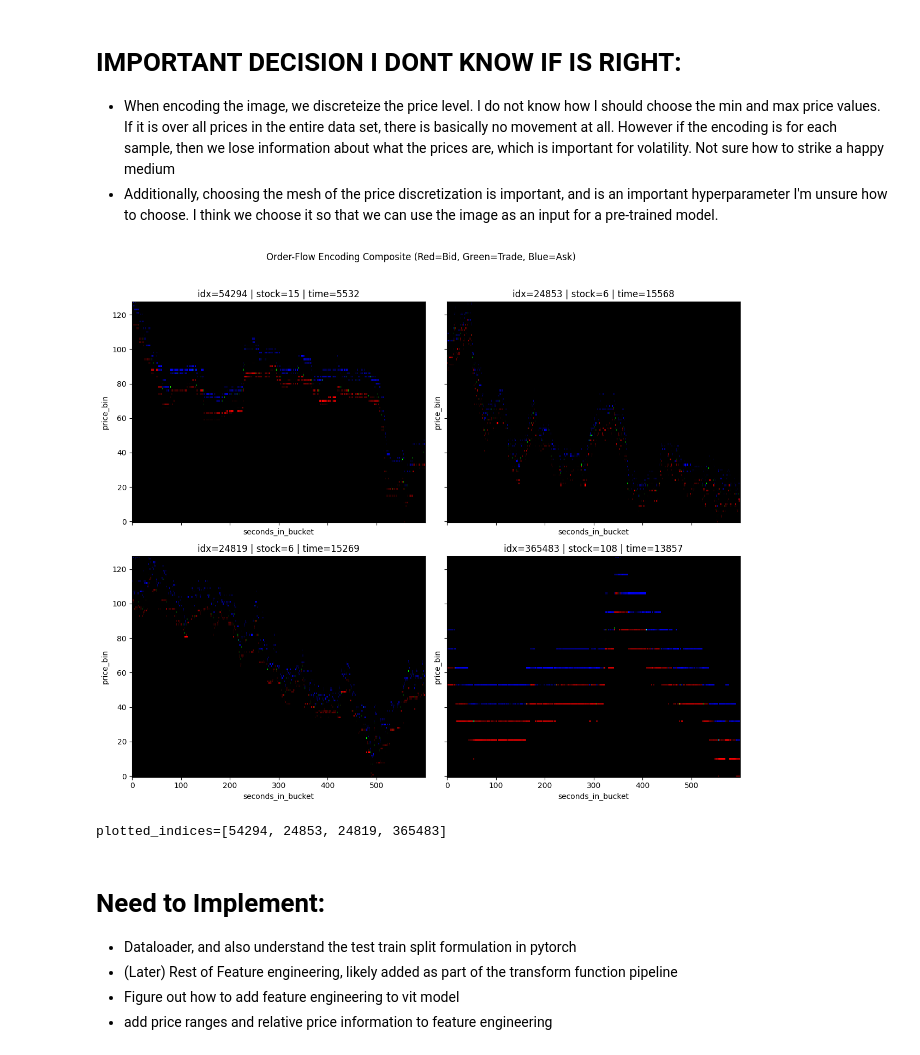
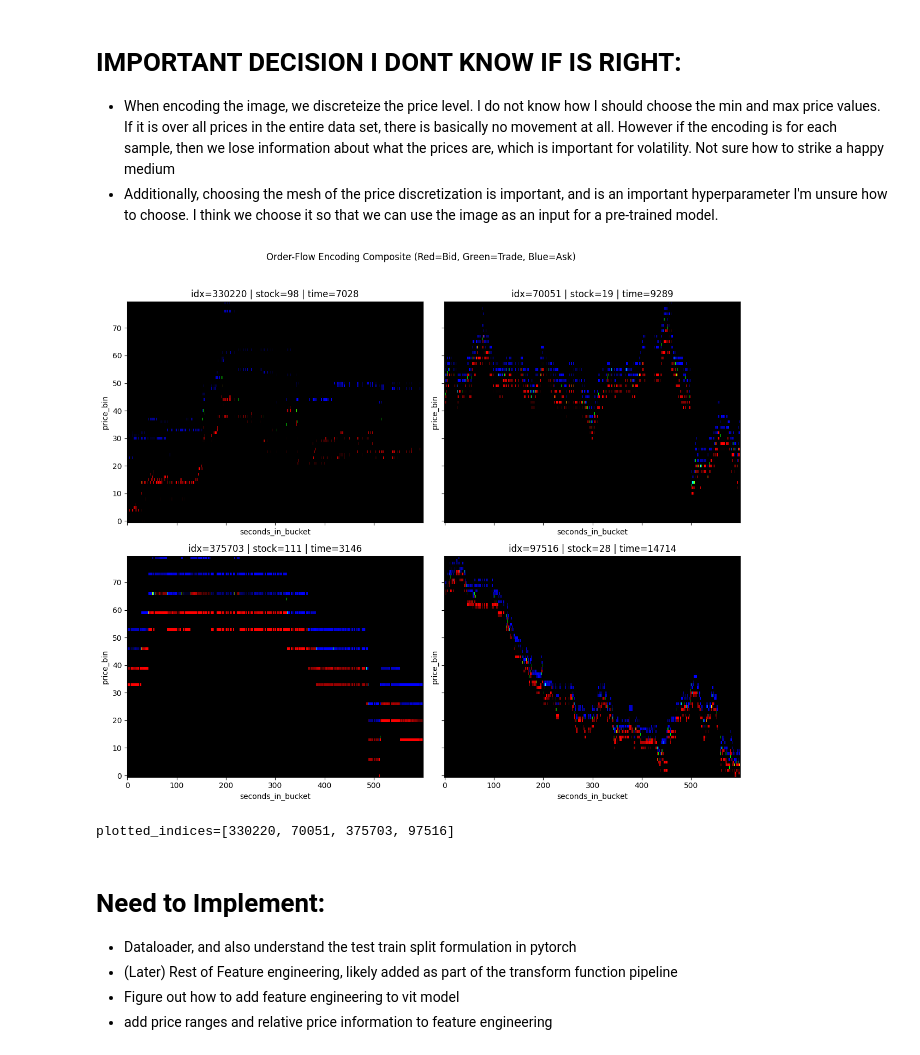
Before and after one commit to MarkDeng86/VolatilityPredictionDeepLearning, a Jupyter notebook: ImageEncoding.ipynb, the cells around one changed output. Cells and saved outputs as stored; diff of their text form; code cells hidden in the pictures.

Commit message:
updated visualization a bit

```diff
--- a/ImageEncoding.ipynb
+++ b/ImageEncoding.ipynb
@@ -171,52 +171,53 @@ class ToImage(object):
 
         return {"image": image, "r_vol": r_vol}
 # %%
-def robust_norm(x):
-    # Normalize from nonzero intensities so sparse images don't collapse to black.
+def robust_norm(x, pct=97, gamma=0.7):
+    # Contrast boost: cap at high percentile, then gamma-lift mid/low intensities.
     nz = x[x > 0]
     if nz.size == 0:
         return np.zeros_like(x, dtype=np.float32)
-    scale = np.percentile(nz, 99)
+    scale = np.percentile(nz, pct)
     if scale <= 0:
         scale = np.max(nz)
-    return np.clip(x / (scale + 1e-8), 0.0, 1.0).astype(np.float32)
+    y = np.clip(x / (scale + 1e-8), 0.0, 1.0)
+    return np.power(y, gamma).astype(np.float32)
 
 n_samples = 4
 dataset_size = len(of_datset)
 
 sample_indices = rng.choice(dataset_size, size=n_samples)
-output_size = (600, 128, 4)
+output_size = (600, 80, 4)
 transform = ToImage(output_size = output_size)
 fig, axes = plt.subplots(2, 2, figsize=(12, 10), sharex=True, sharey=True)
 
 for ax, idx in zip(axes.ravel(), sample_indices):
     sample_i = of_datset[idx]
     trsfm_sample = transform(sample_i)["image"]
 
     bid = trsfm_sample[:, :, 0]
     ask = trsfm_sample[:, :, 1]
     trade = trsfm_sample[:, :, 2]
 
-    bid_n = robust_norm(bid)
-    ask_n = robust_norm(ask)
-    trade_n = robust_norm(trade)
+    bid_n = np.clip(1.25 * robust_norm(bid, pct=97, gamma=0.65), 0.0, 1.0)
+    ask_n = np.clip(1.25 * robust_norm(ask, pct=97, gamma=0.65), 0.0, 1.0)
+    trade_n = np.clip(1.6 * robust_norm(trade, pct=95, gamma=0.55), 0.0, 1.0)
     rgb = np.stack([bid_n, trade_n, ask_n], axis=-1)
 
     stock_id, time_id = of_datset.index_map[idx]
 
-    ax.imshow(np.transpose(rgb, (1, 0, 2)), origin="lower", aspect="auto", interpolation="nearest")
+    ax.imshow(np.transpose(rgb, (1, 0, 2)), origin="lower", aspect="auto", interpolation="nearest", alpha=1.0)
     ax.set_title(f"idx={int(idx)} | stock={int(stock_id)} | time={int(time_id)}")
     ax.set_xlabel("seconds_in_bucket")
     ax.set_ylabel("price_bin")
 
 plt.suptitle("Order-Flow Encoding Composite (Red=Bid, Green=Trade, Blue=Ask)", y=1.02)
 plt.tight_layout()
 plt.show()
 
 print(f"plotted_indices={sample_indices.tolist()}")
 # %% [output]
-[figure, old version]
+[figure, new version]
-plotted_indices=[54294, 24853, 24819, 365483]
+plotted_indices=[330220, 70051, 375703, 97516]
 # %% [markdown]
 # Need to Implement:
 * Dataloader, and also understand the test train split formulation in pytorch
```
